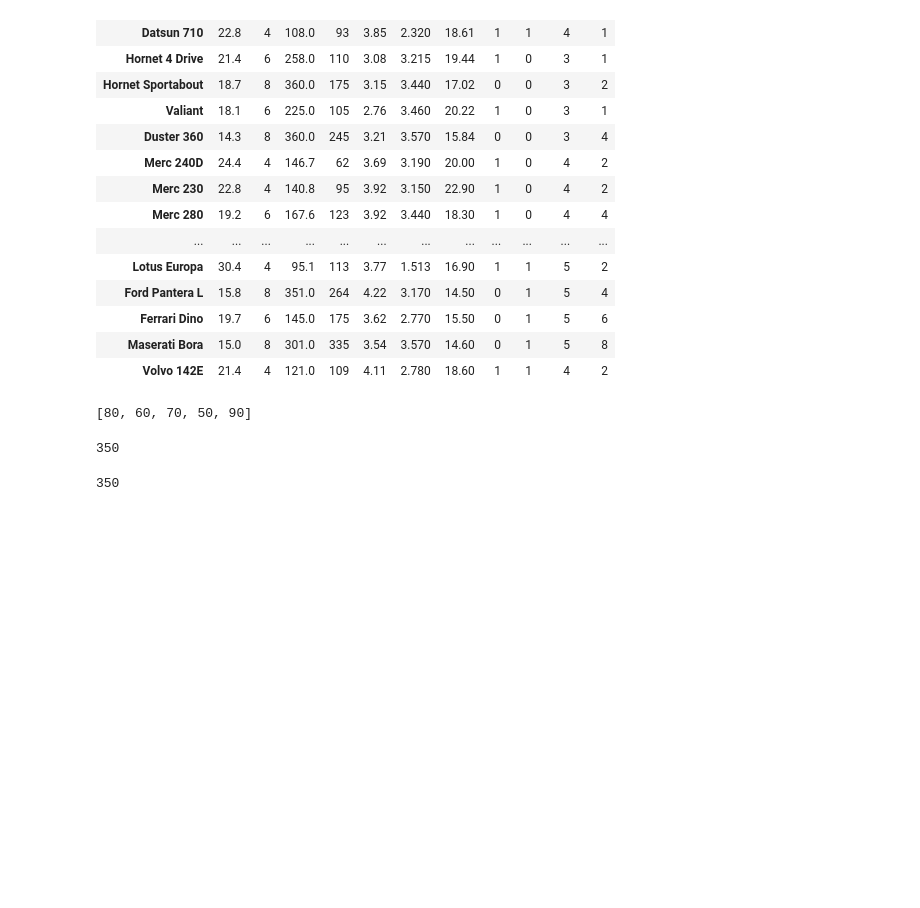
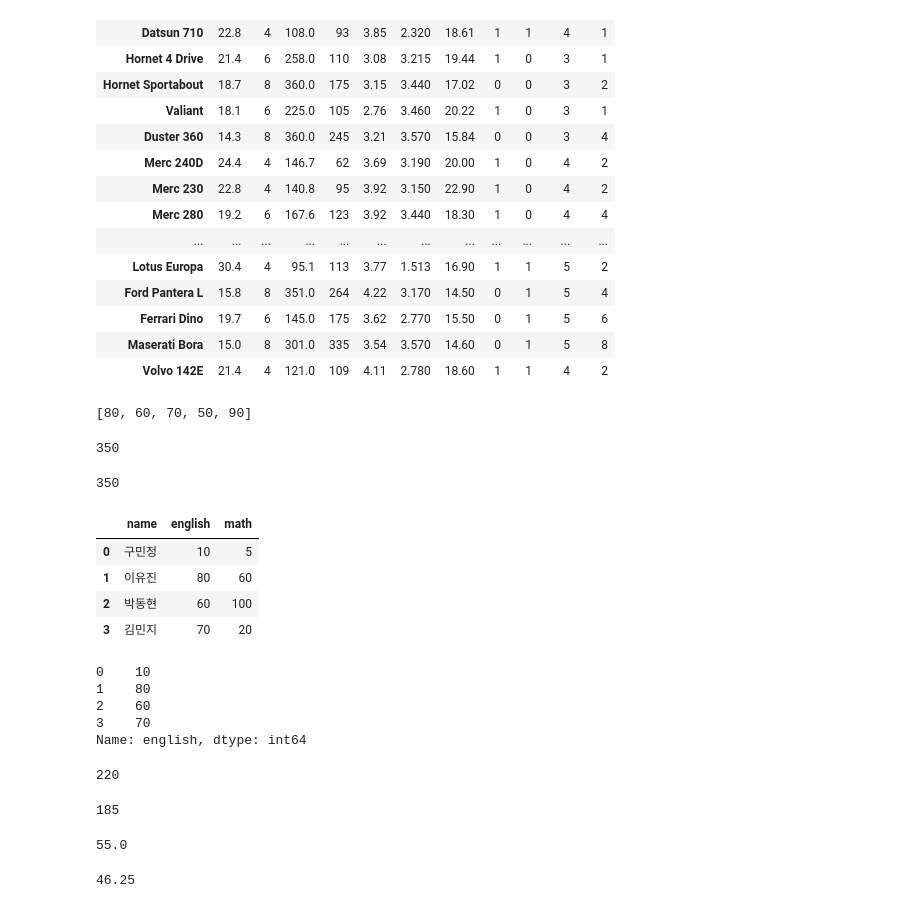
Before and after one commit to simmingyu12/kit_bigdata, a Jupyter notebook: src/chapter03.ipynb, the cells around one changed output. Cells and saved outputs as stored; diff of their text form; code cells hidden in the pictures; blank space fills up the shorter version.

```diff
--- a/src/chapter03.ipynb
+++ b/src/chapter03.ipynb
@@ -285,0 +288,35 @@ sum_score
+# %%
+df = pd.DataFrame({'name'    : ['김씨','이유진', '박동현', '김민지'],
+                   'english' : [10,80,60,70],
+                   'math'    : [5,60,100,20]})
+df
+# %% [output]
+|  | name | english | math |
+| 0 | 구민정 | 10 | 5 |
+| 1 | 이유진 | 80 | 60 |
+| 2 | 박동현 | 60 | 100 |
+| 3 | 김민지 | 70 | 20 |
+# %%
+df['english']
+# %% [output]
+0    10
+1    80
+2    60
+3    70
+Name: english, dtype: int64
+# %%
+sum(df['english'])
+# %% [output]
+220
+# %%
+sum(df['math'])
+# %% [output]
+185
+# %%
+sum(df['english']) / 4 #영어 점수 평균
+# %% [output]
+55.0
+# %%
+sum(df['math']) / 4
+# %% [output]
+46.25
```
Also changed, not shown: parts of 1 cell of this notebook, 1 other file.
